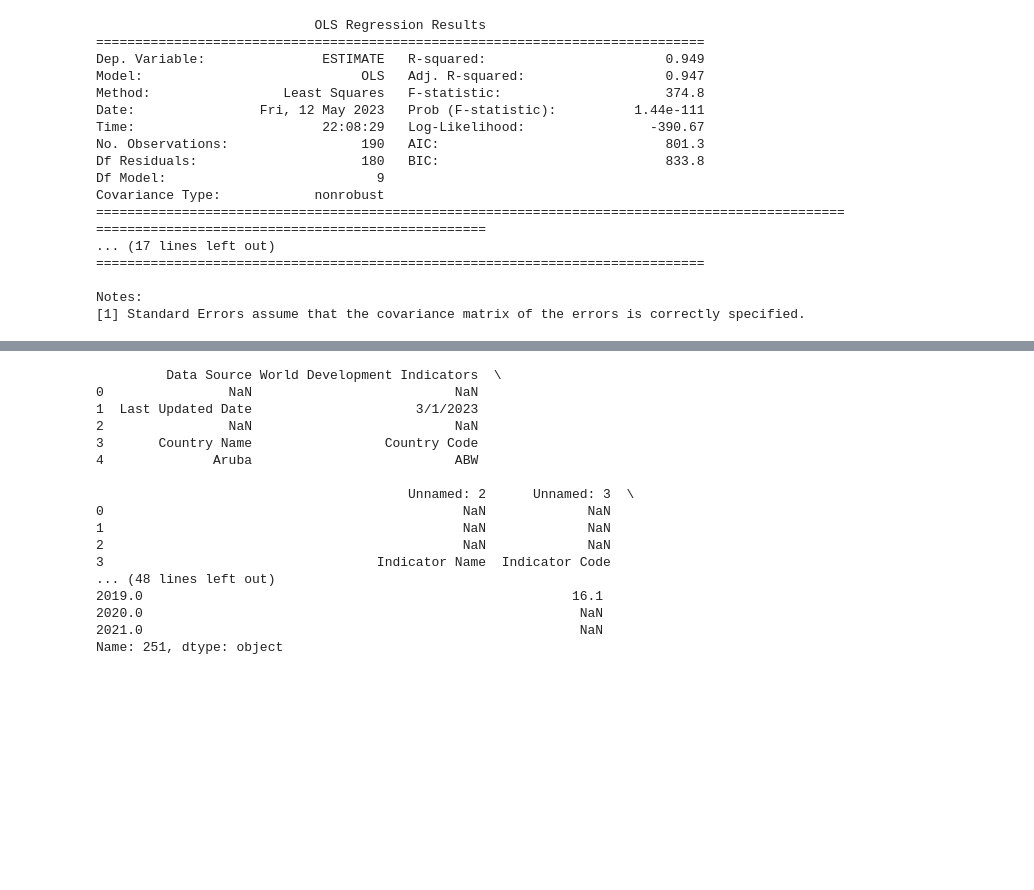
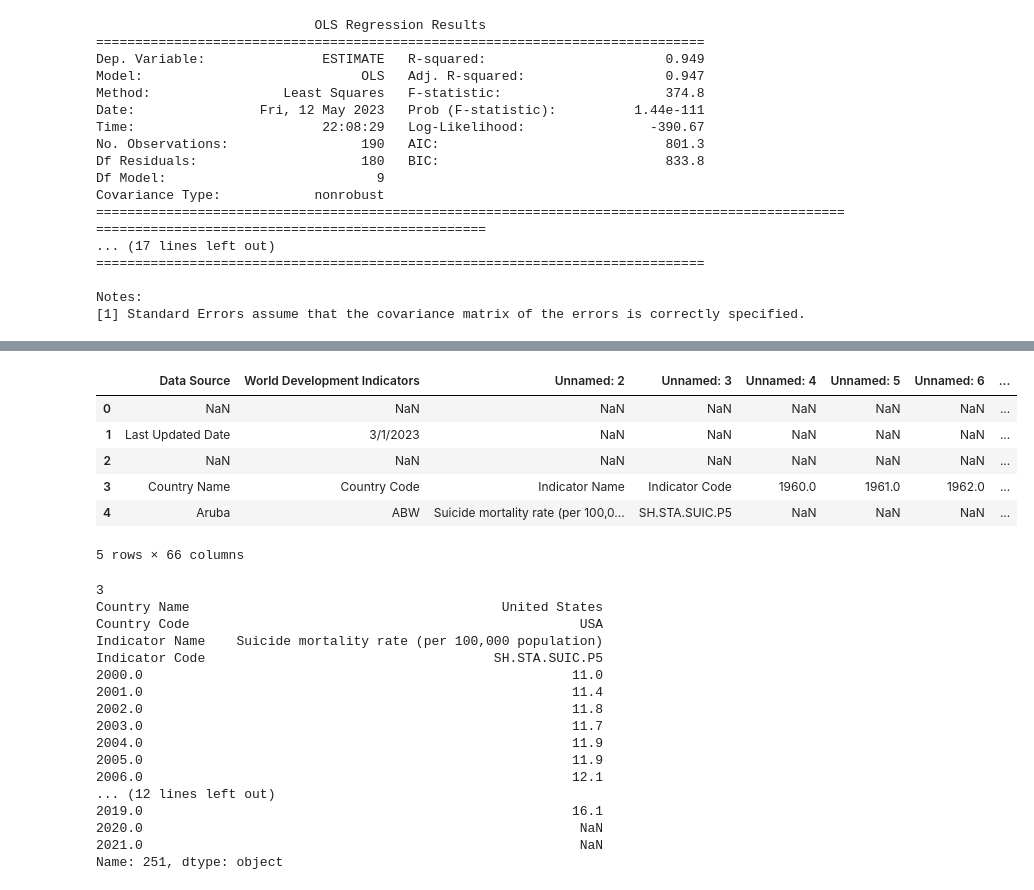
Before and after one commit to wadoodbutt/wadoodbutt.github.io, a Jupyter notebook: final_tutorial.ipynb, the cells around one changed output, grey strips where cells are left out. Cells and saved outputs as stored; diff of their text form; code cells hidden in the pictures; blank space fills up the shorter version.

```diff
--- a/final_tutorial.ipynb
+++ b/final_tutorial.ipynb
@@ -403,39 +410,46 @@ Name: 251, dtype: object
 # %%
 # Extracting the data for global suicide
 sui_states = requests.get('https://raw.githubusercontent.com/wadoodbutt/wadoodbutt.github.io/main/datasets/statessuicide.csv')
 
 file_sui_states = io.StringIO(sui_states.text)
 
 df_sui_states = pd.read_csv(file_sui_states, sep=',')
 # Filthy, uncleaned data
-print(df_sui_states.head())
+display(df_sui_states.head())
 # Cleaning up the data / Rerranging the columns
 # Making aow the column headers then removing 3 irrelevant rows
 df_sui_states.columns = df_sui_states.iloc[3]
 df_sui_states = df_sui_states.drop([0,1,2,3])
 df_sui_states = df_sui_states.reset_index(drop=True)
 df_sui_states = df_sui_states.drop(df_sui_states.iloc[:, 4:44], axis=1)
 # Extract united states data from global data
 
-print(df_sui_states.iloc[251])
+display(df_sui_states.iloc[251])
 # %% [output]
+|  | Data Source | World Development Indicators | Unnamed: 2 | Unnamed: 3 | Unnamed: 4 | Unnamed: 5 | Unnamed: 6 | ... |
+| 0 | NaN | NaN | NaN | NaN | NaN | NaN | NaN | ... |
+| 1 | Last Updated Date | 3/1/2023 | NaN | NaN | NaN | NaN | NaN | ... |
+| 2 | NaN | NaN | NaN | NaN | NaN | NaN | NaN | ... |
+| 3 | Country Name | Country Code | Indicator Name | Indicator Code | 1960.0 | 1961.0 | 1962.0 | ... |
+| 4 | Aruba | ABW | Suicide mortality rate (per 100,0... | SH.STA.SUIC.P5 | NaN | NaN | NaN | ... |
-         Data Source World Development Indicators  \
-0                NaN                          NaN
-1  Last Updated Date                     3/1/2023
-2                NaN                          NaN
-3       Country Name                 Country Code
-4              Aruba                          ABW
-
-                                        Unnamed: 2      Unnamed: 3  \
-0                                              NaN             NaN
-1                                              NaN             NaN
-2                                              NaN             NaN
-3                                   Indicator Name  Indicator Code
-... (48 lines left out)
-2019.0                                                       16.1
-2020.0                                                        NaN
-2021.0                                                        NaN
-Name: 251, dtype: object
+5 rows × 66 columns
+3
+Country Name                                        United States
+Country Code                                                  USA
+Indicator Name    Suicide mortality rate (per 100,000 population)
+Indicator Code                                     SH.STA.SUIC.P5
+2000.0                                                       11.0
+2001.0                                                       11.4
+2002.0                                                       11.8
+2003.0                                                       11.7
+2004.0                                                       11.9
+2005.0                                                       11.9
+2006.0                                                       12.1
+... (12 lines left out)
+2019.0                                                       16.1
+2020.0                                                        NaN
+2021.0                                                        NaN
+Name: 251, dtype: object
 # %%
 df_final = pd.DataFrame()
 # Combining united states suicide and gdp
```
Also changed, not shown: parts of 11 cells of this notebook.
